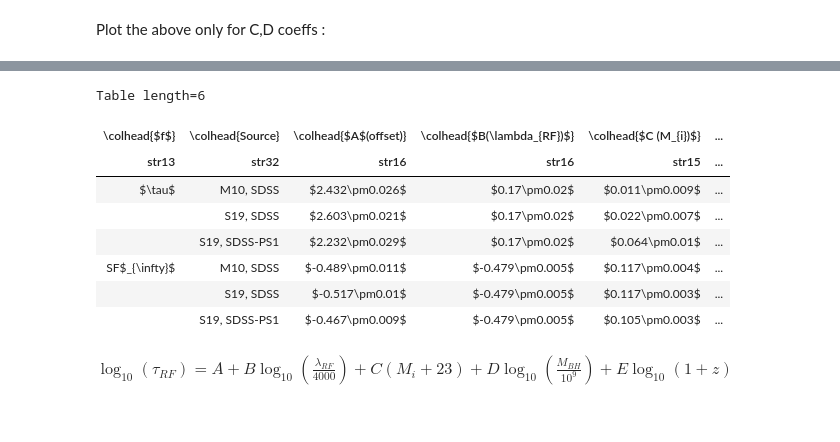
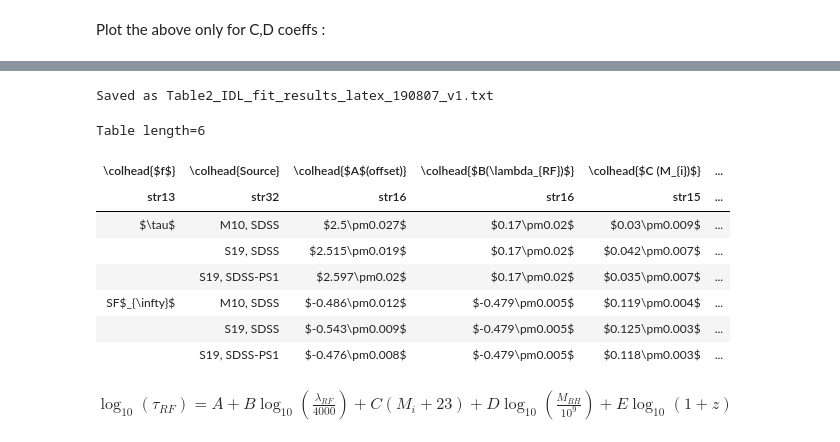
Before and after one commit to suberlak/PS1_SDSS_CRTS, a Jupyter notebook: code2/Read_IDL.ipynb, the cells around one changed output, grey strips where cells are left out. Drawn from its saved outputs; the diff is of its cells as text; code cells hidden in the pictures.

Commit message:
updated code to read the results of fitting IDL

```diff
--- a/code2/Read_IDL.ipynb
+++ b/code2/Read_IDL.ipynb
@@ -272,7 +508,7 @@ band = 3
 
  # 'tau'# 'SF'#'tau' #  'SF' # \tau
 
-length = 6
+length = 10
 results = {'f': np.zeros(length).astype(str),
            'source':np.zeros(length).astype(str),
            'A':np.zeros(length).astype(float),
@@ -287,14 +523,31 @@ results = {'f': np.zeros(length).astype(str),
 
 catalog = 'MI_Z2'# 'M_i_corr' #  # 'M_i_corr' # 'M_i_corr
 pre = 'Shen2011'# 'Shen2008'#
-ds = ['../IDL/line5_ACD_'+catalog+'/',
-'../IDL/line5_celerite_'+catalog+'_SDSS/',
-'../IDL/line5_celerite_'+catalog+'_SDSS-PS1/']
-colors= ['blue','green', 'orange',  'red']
-ls = ['solid' , 'dashed', 'dashdot', 'dotted',  ]
-labels = ['M10, SDSS', 'S19, SDSS', 'S19, SDSS-PS1']
+ds = [      '../IDL/190729_M10_'+catalog+'/',
+    #'../IDL/M10_line5_ACD_MI_Z2/',
+'../IDL/190228_celerite_'+catalog+'_SDSS/',
+#'../IDL/190409_celerite_'+catalog+'_SDSS/',
+#'../IDL/190606_celerite_'+catalog+'_SDSS/',
+'../IDL/190606_celerite_'+catalog+'_SDSS_M10_good/',
+#'../IDL/190930_celerite_'+catalog+'_SDSS_M10_good/',
+
+     ]
+
+colors= ['blue',  'green', 'orange',  'red', 'magenta']
+ls = ['solid' ,  'dashed', 'dashdot', 'dotted', 'dashed' ]
+# labels=  ['M10, SDSS',
+#          'S19, SDSS raw',
+#          'S19, SDSS cleaned',
+#          'S19, SDSS-PS1 ']
+labels = ['M10, SDSS, 6871 QSO',
+         'S19, SDSS, 190228',
+          #'S19, SDSS, 190409, all 9246 QSO',
+         # 'S19, SDSS, 190606, all 8516 QSO',
+          'S19, SDSS, 190606, 6371 M10 QSO, cleaned',
+#          'S19, SDSS, 190930, 6370 M10 QSO, raw'
+         ]
 k = 0
-for par in ['tau','SF'] :
+for par in ['tau','SF',] :
     f = 'coeff'+par+'o_mcmc2_'+str(band)+'_E0a.fits'
     lw=2
     A=[]; C=[]; D=[]
@@ -346,7 +599,7 @@ for par in ['tau','SF'] :
         i += 1
         k += 1
     ax[1].legend(loc='upper right', handles = ax_legend_handles,
-                 bbox_to_anchor=(1.5, 1.0),
+                 bbox_to_anchor=(1.9, 1.0),
                  ncol=1, fancybox=True, shadow=True, fontsize=13 )
 
     ax[0].set_xlabel('C (luminosity)')
@@ -358,7 +611,7 @@ for par in ['tau','SF'] :
         func = r'$\tau$'
 
     ax[0].text(0.73,0.8, 'f='+func,transform=ax[0].transAxes, fontsize=20)
-    figname  = 'posterior_IDL_Chelsea_Celerite_CD_'+catalog+'_'+par+'.png'
+    figname  = 'posterior_IDL_Chelsea_Celerite_CD_'+catalog+'_'+par+'_SDSS_only_.png'
     print('Saving as ', figname)
     plt.savefig(figname, bbox_inches='tight',
                dpi=100)
@@ -407,35 +900,40 @@ Make an M10  Table.1  equivalent, using these results ...
 # %%
-restab = Table(results)
+
+# do the LaTeX formatting ...
+
 # idea for that from https://gist.github.com/PBarmby/e4384a81cf2e1c53365c
 Nround = 3
 A_ = np.array(['$'+str(row['A'].round(Nround)) +\
                '\\pm' + str(row['A_unc'].round(Nround))+ '$' for row in restab])
 B_ = np.array(['$'+str(row['B'].round(Nround)) +\
                '\\pm' + str(row['B_unc'].round(Nround))+ '$' for row in restab])
 C_ = np.array(['$'+str(row['C'].round(Nround)) +\
                 '\\pm' + str(row['C_unc'].round(Nround))+ '$' for row in restab])
 D_ = np.array(['$'+str(row['D'].round(Nround)) +\
                 '\\pm' + str(row['D_unc'].round(Nround))+ '$' for row in restab])
 f_ = [r'$\tau$', '', '', 'SF'+'$_{\infty}$', '', '']
 
 # saving as a LaTeX table http://docs.astropy.org/en/stable/api/astropy.io.ascii.Latex.html
 res = Table(data = [f_, restab['source'], A_, B_,  C_, D_],
            names = ['\colhead{$f$}', '\colhead{Source}', '\colhead{$A$'+'(offset)}',
                     '\colhead{$B(\lambda_{RF})$}',
                     '\colhead{$C (M_{i})$}',
                     '\colhead{$D (M_{\mathrm{BH}})$}'])
-res.write('M10_Tab1_equiv.txt', format='latex', overwrite=True)
+fname = 'Table2_IDL_fit_results_latex_'+date+'_v'+sup+'.txt'
+res.write(fname, format='latex', overwrite=True)
+print('Saved as %s'%fname)
 res
 # %% [output]
-Table length=6
+Saved as Table2_IDL_fit_results_latex_190807_v1.txt
+Table length=6
 | \colhead{$f$} | \colhead{Source} | \colhead{$A$(offset)} | \colhead{$B(\lambda_{RF})$} | \colhead{$C (M_{i})$} | ... |
 | str13 | str32 | str16 | str16 | str15 | ... |
-| $\tau$ | M10, SDSS | $2.432\pm0.026$ | $0.17\pm0.02$ | $0.011\pm0.009$ | ... |
-|  | S19, SDSS | $2.603\pm0.021$ | $0.17\pm0.02$ | $0.022\pm0.007$ | ... |
-|  | S19, SDSS-PS1 | $2.232\pm0.029$ | $0.17\pm0.02$ | $0.064\pm0.01$ | ... |
-| SF$_{\infty}$ | M10, SDSS | $-0.489\pm0.011$ | $-0.479\pm0.005$ | $0.117\pm0.004$ | ... |
-|  | S19, SDSS | $-0.517\pm0.01$ | $-0.479\pm0.005$ | $0.117\pm0.003$ | ... |
-|  | S19, SDSS-PS1 | $-0.467\pm0.009$ | $-0.479\pm0.005$ | $0.105\pm0.003$ | ... |
+| $\tau$ | M10, SDSS | $2.5\pm0.027$ | $0.17\pm0.02$ | $0.03\pm0.009$ | ... |
+|  | S19, SDSS | $2.515\pm0.019$ | $0.17\pm0.02$ | $0.042\pm0.007$ | ... |
+|  | S19, SDSS-PS1 | $2.597\pm0.02$ | $0.17\pm0.02$ | $0.035\pm0.007$ | ... |
+| SF$_{\infty}$ | M10, SDSS | $-0.486\pm0.012$ | $-0.479\pm0.005$ | $0.119\pm0.004$ | ... |
+|  | S19, SDSS | $-0.543\pm0.009$ | $-0.479\pm0.005$ | $0.125\pm0.003$ | ... |
+|  | S19, SDSS-PS1 | $-0.476\pm0.008$ | $-0.479\pm0.005$ | $0.118\pm0.003$ | ... |
 # %% [markdown]
 $\log_{10}{(\tau_{RF})} = A + B \log_{10}\left(\frac{\lambda_{RF}}{4000  }\right) + C (M_{i} + 23) + D \log_{10}{\left( \frac{M_{BH}}{10^{9}  } \right)} + E \log_{10}{(1+z)}$
 # %%
```
Also changed, not shown: parts of 22 cells of this notebook.
